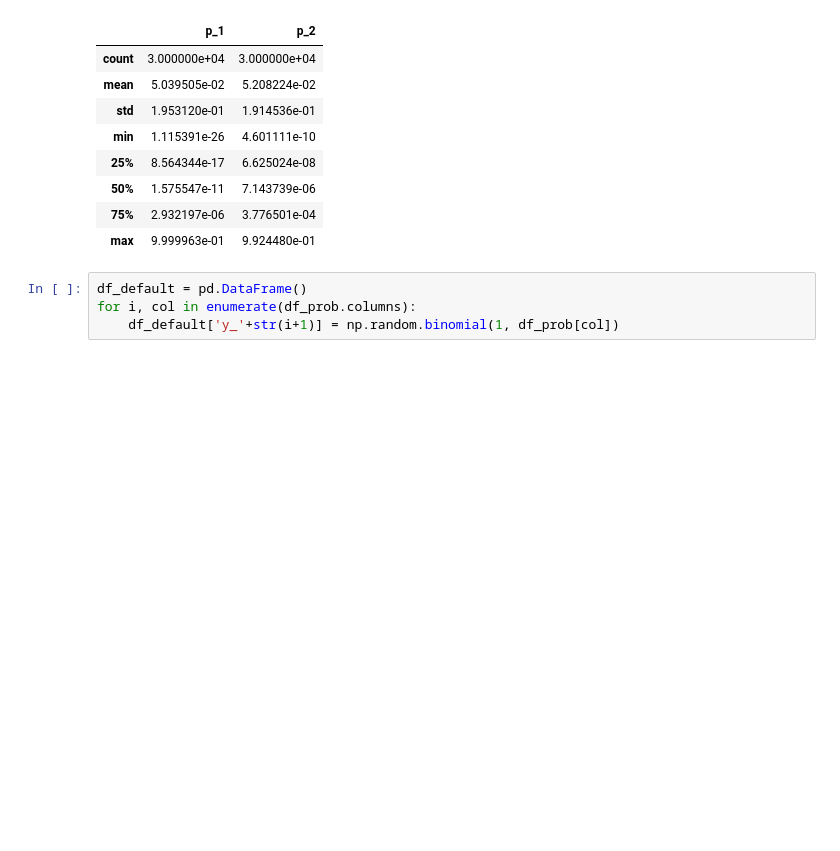
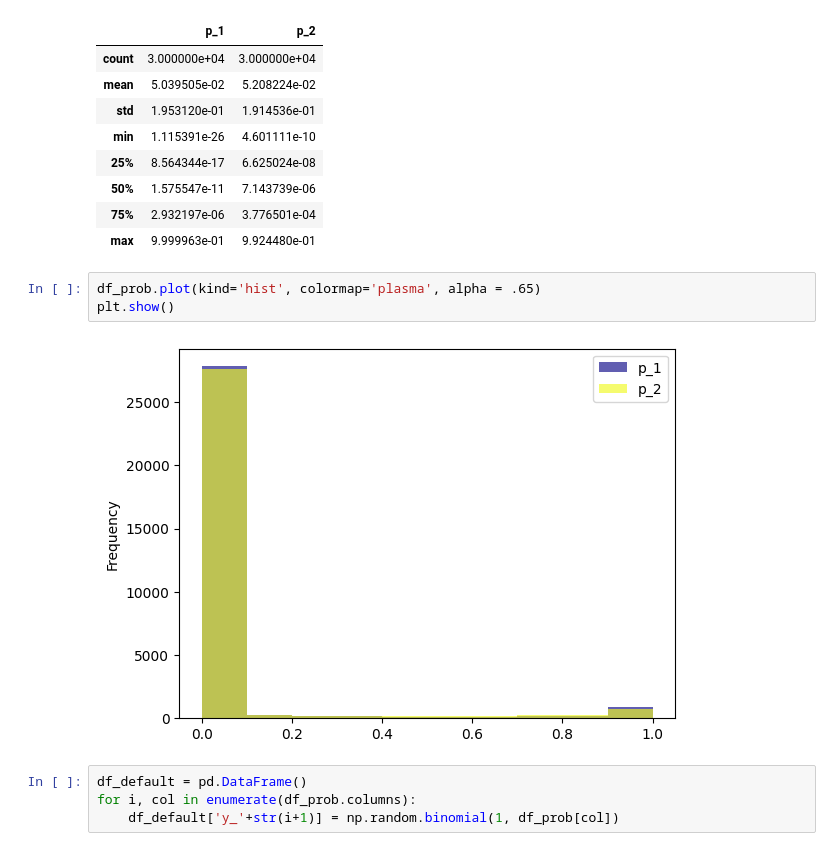
Before and after one commit to tskorkowski/CAS-ML, a Jupyter notebook: sessions/project1/Project 1 - Template.ipynb, the cells around one changed output. Saved outputs shown, nothing was run; the diff lists cells and outputs as text; blank space fills up the shorter version.

```diff
--- a/sessions/project1/Project 1 - Template.ipynb
+++ b/sessions/project1/Project 1 - Template.ipynb
@@ -112,6 +159,11 @@ df_prob.describe()
 | 50% | 1.575547e-11 | 7.143739e-06 |
 | 75% | 2.932197e-06 | 3.776501e-04 |
 | max | 9.999963e-01 | 9.924480e-01 |
+# %%
+df_prob.plot(kind='hist', colormap='plasma', alpha = .65)
+plt.show()
+# %% [output]
+[figure, added]
 # %%
 df_default = pd.DataFrame()
 for i, col in enumerate(df_prob.columns):
```
Also changed, not shown: parts of 20 cells of this notebook.
